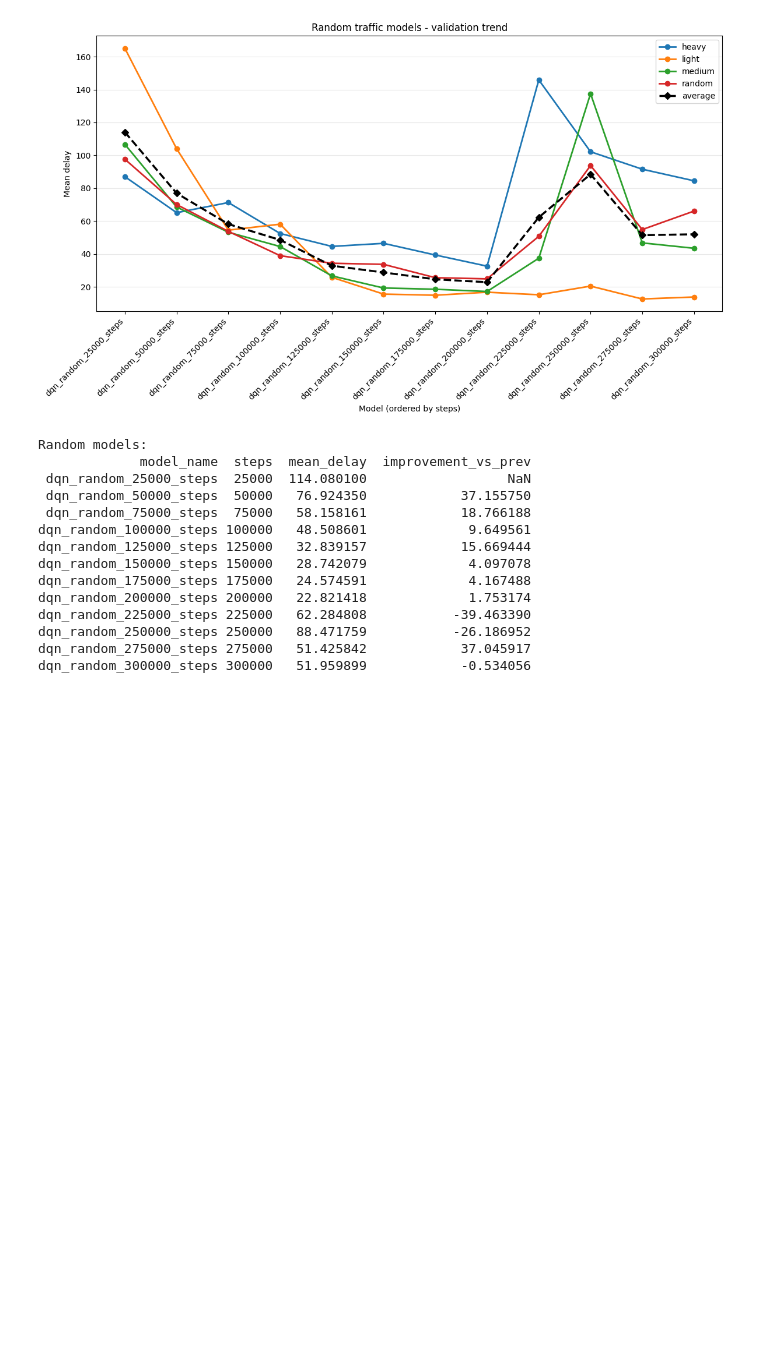
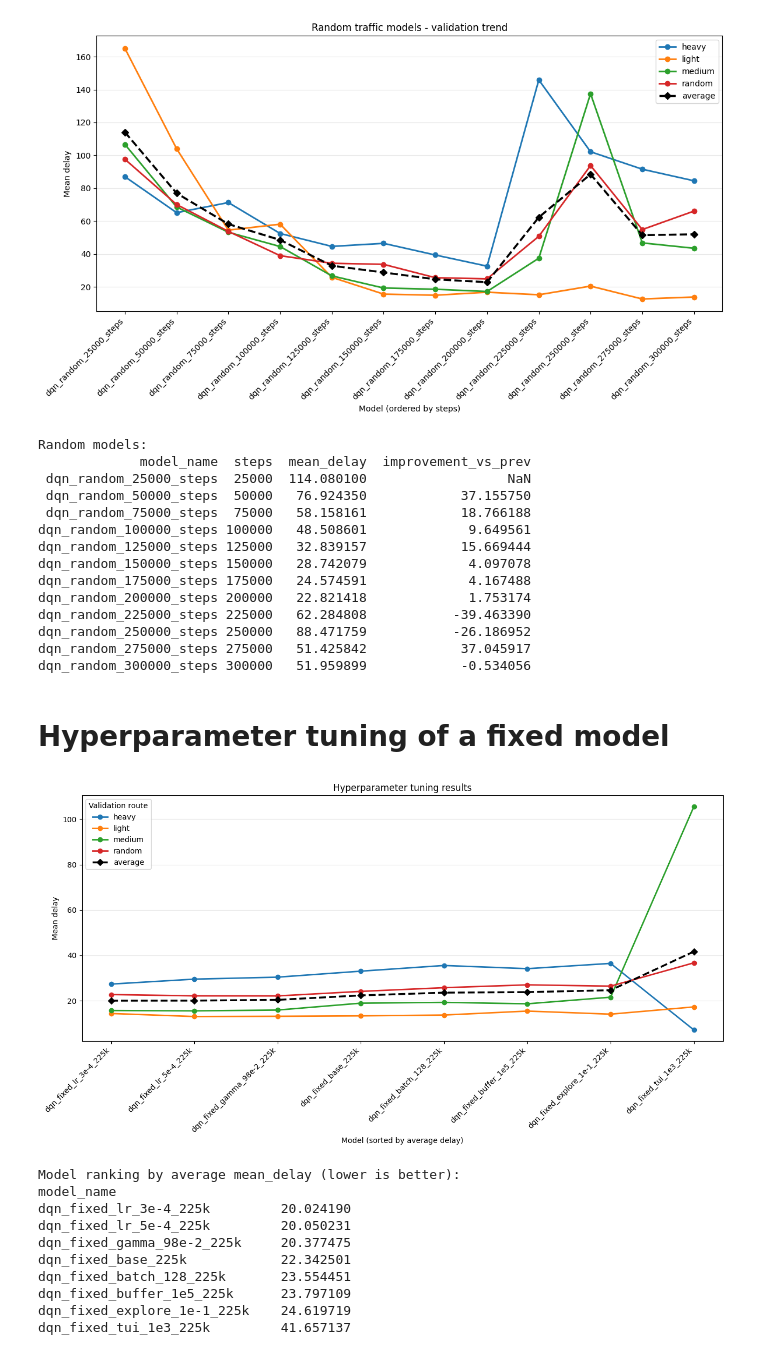
Before and after one commit to Tombiczek/rl-traffic-control-sumo, a Jupyter notebook: data/visualise.ipynb, the cells around one changed output. Cells and saved outputs as stored; diff of their text form; code cells hidden in the pictures; blank space fills up the shorter version.

```diff
--- a/data/visualise.ipynb
+++ b/data/visualise.ipynb
@@ -118,3 +120,52 @@ dqn_random_225000_steps 225000   62.284808           -39.463390
 dqn_random_250000_steps 250000   88.471759           -26.186952
 dqn_random_275000_steps 275000   51.425842            37.045917
 dqn_random_300000_steps 300000   51.959899            -0.534056
+# %% [markdown]
+# Hyperparameter tuning of a fixed model
+# %%
+# Independent hyperparameter comparison (no model-name parsing needed)
+hp = pd.read_csv("validation_results.csv")
+hp["route_label"] = hp["route_file"].str.replace("routes_valid_", "", regex=False).str.replace(".rou", "", regex=False)
+
+# Rows: model_name, columns: route, values: mean_delay
+pivot = hp.pivot_table(index="model_name", columns="route_label", values="mean_delay", aggfunc="mean")
+pivot["avg_delay"] = pivot.mean(axis=1)
+pivot = pivot.sort_values("avg_delay")
+
+plt.figure(figsize=(13, 7))
+for route in [c for c in pivot.columns if c != "avg_delay"]:
+    plt.plot(pivot.index, pivot[route], marker="o", linewidth=2, label=route)
+
+plt.plot(
+    pivot.index,
+    pivot["avg_delay"],
+    marker="D",
+    linestyle="--",
+    linewidth=2.5,
+    color="black",
+    label="average",
+)
+
+plt.xlabel("Model (sorted by average delay)")
+plt.ylabel("Mean delay")
+plt.title("Hyperparameter tuning results")
+plt.xticks(rotation=45, ha="right")
+plt.grid(axis="y", alpha=0.3)
+plt.legend(title="Validation route")
+plt.tight_layout()
+plt.show()
+
+print("Model ranking by average mean_delay (lower is better):")
+print(pivot["avg_delay"].to_string())
+# %% [output]
+[figure, added]
+Model ranking by average mean_delay (lower is better):
+model_name
+dqn_fixed_lr_3e-4_225k         20.024190
+dqn_fixed_lr_5e-4_225k         20.050231
+dqn_fixed_gamma_98e-2_225k     20.377475
+dqn_fixed_base_225k            22.342501
+dqn_fixed_batch_128_225k       23.554451
+dqn_fixed_buffer_1e5_225k      23.797109
+dqn_fixed_explore_1e-1_225k    24.619719
+dqn_fixed_tui_1e3_225k         41.657137
```
Also changed, not shown: parts of 2 cells of this notebook, 3 other files.
